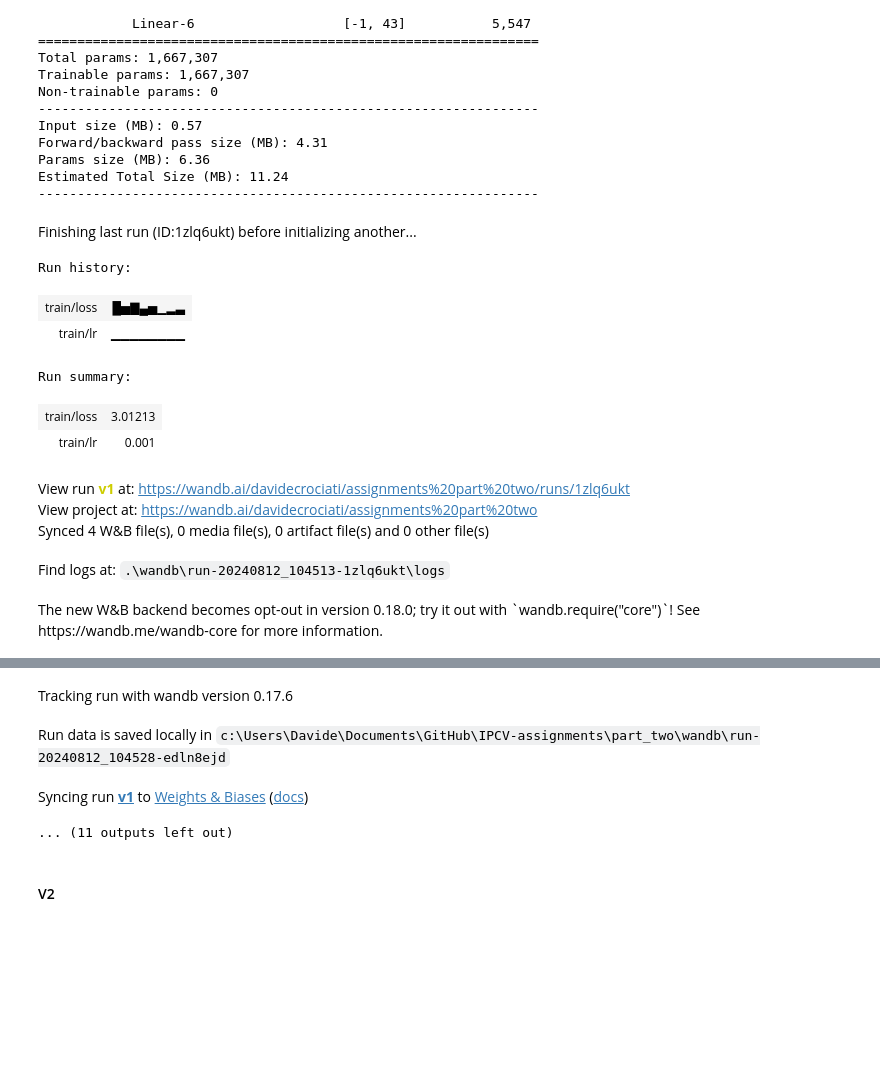
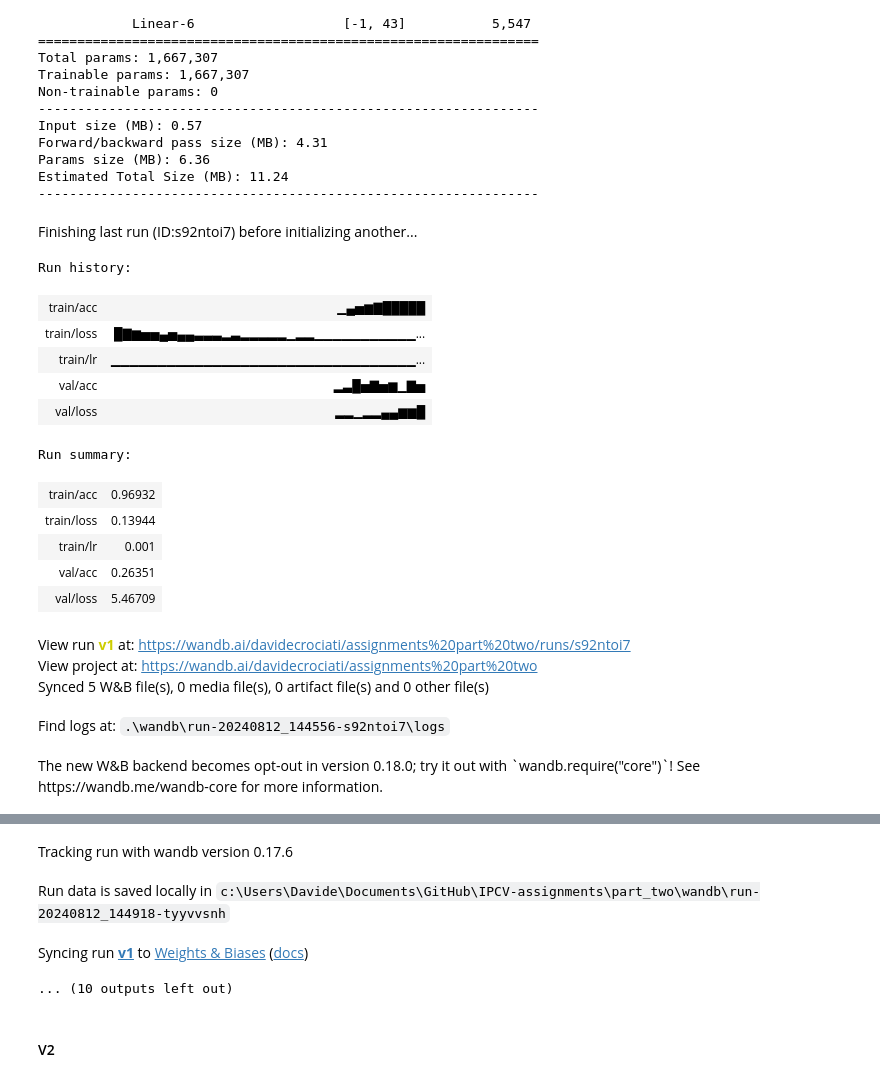
Before and after one commit to davidesonno/multiple-products-recognition, a Jupyter notebook: part_two/assignment2 copy.ipynb, the cells around one changed output, grey strips where cells are left out. Cells and saved outputs as stored; diff of their text form; code cells hidden in the pictures; blank space fills up the shorter version.

Commit message:
fixed trainer, adjusted some models

```diff
--- a/part_two/assignment2 copy.ipynb
+++ b/part_two/assignment2 copy.ipynb
@@ -275,7 +275,7 @@ cfg = {
     "resize_size": 256,
     "crop_size": 224,
     "batch_size": 32,
-    "num_epochs": 50,
+    "num_epochs": 20,
     "optimizer":Adam,
     "optimizer_params":{
       "lr": 1e-3,
@@ -548,8 +548,9 @@ class Trainer:
         file_name = f"ACC={self.best_acc:.2f}____TT={training_time_formatted}____TM={timestamp}.json"
         file_path = os.path.join(model_dir, file_name)
 
+        cfg={c:str(self.cfg[c]) for c in self.cfg}
         combined_params = {
-            "cfg": self.cfg,
+            "cfg": cfg,
             "data_transforms": {k: parse_compose(v) for k,v in data_transforms.items()},
             "model_structure" : parse_compose(self.model)
         }
@@ -623,32 +622,37 @@ Params size (MB): 6.36
 Estimated Total Size (MB): 11.24
 ----------------------------------------------------------------
 # %%
-cfg["model"] = "v1"
-cfg["run_name"] = f"{cfg['model']}" + ("_scheduled" if cfg["scheduled"] else "")
+cfg["run_name"] = "v1"
 
 trainer = Trainer(
     model,
     cfg,
-    loader_train_augm,
-    loader_val_augm,
-    loader_test_augm,
+    loader_train,
+    loader_val,
+    loader_test,
     device,
     num_classes=len(classes.keys())
 )
 trainer.train()
 print(f"Best val acc = {trainer.best_acc:.3f}")
 # Log results
 # trainer.save_model_params(data_transforms)
 # %% [output]
-Finishing last run (ID:1zlq6ukt) before initializing another...
+Finishing last run (ID:s92ntoi7) before initializing another...
 Run history:
-| train/loss | █▅▇▄▅▁▂▃ |
-| train/lr | ▁▁▁▁▁▁▁▁ |
+| train/acc | ▁▄▅▆▇█████ |
+| train/loss | █▇▆▅▅▄▅▄▄▃▃▃▂▃▂▂▂▂▂▁▂▂▁▁▁▁▁▁▁▁▁▁▁... |
+| train/lr | ▁▁▁▁▁▁▁▁▁▁▁▁▁▁▁▁▁▁▁▁▁▁▁▁▁▁▁▁▁▁▁▁▁... |
+| val/acc | ▂▃█▅▇▅▆▁▇▅ |
+| val/loss | ▂▂▁▂▂▄▄▆▆█ |
 Run summary:
-| train/loss | 3.01213 |
+| train/acc | 0.96932 |
+| train/loss | 0.13944 |
 | train/lr | 0.001 |
+| val/acc | 0.26351 |
+| val/loss | 5.46709 |
-View run v1 at: https://wandb.ai/davidecrociati/assignments%20part%20two/runs/1zlq6ukt
+View run v1 at: https://wandb.ai/davidecrociati/assignments%20part%20two/runs/s92ntoi7
 View project at: https://wandb.ai/davidecrociati/assignments%20part%20two
-Synced 4 W&B file(s), 0 media file(s), 0 artifact file(s) and 0 other file(s)
+Synced 5 W&B file(s), 0 media file(s), 0 artifact file(s) and 0 other file(s)
-Find logs at: .\wandb\run-20240812_104513-1zlq6ukt\logs
+Find logs at: .\wandb\run-20240812_144556-s92ntoi7\logs
 The new W&B backend becomes opt-out in version 0.18.0; try it out with `wandb.require("core")`! See https://wandb.me/wandb-core for more information.
@@ -656,7 +660,7 @@ Successfully finished last run (ID:1zlq6ukt). Initializing new run:
 Tracking run with wandb version 0.17.6
-Run data is saved locally in c:\Users\Davide\Documents\GitHub\IPCV-assignments\part_two\wandb\run-20240812_104528-edln8ejd
+Run data is saved locally in c:\Users\Davide\Documents\GitHub\IPCV-assignments\part_two\wandb\run-20240812_144918-tyyvvsnh
 Syncing run v1 to Weights & Biases (docs)
-... (11 outputs left out)
+... (10 outputs left out)
 # %% [markdown]
 #### V2
 # %%
```
Also changed, not shown: parts of 20 cells of this notebook.
